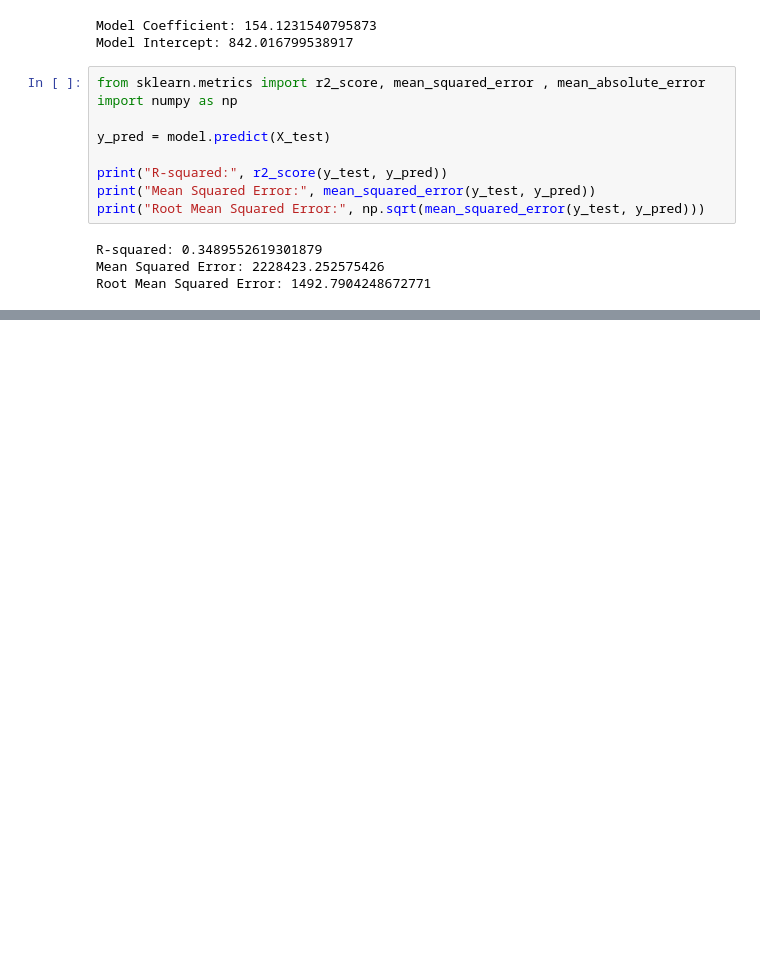
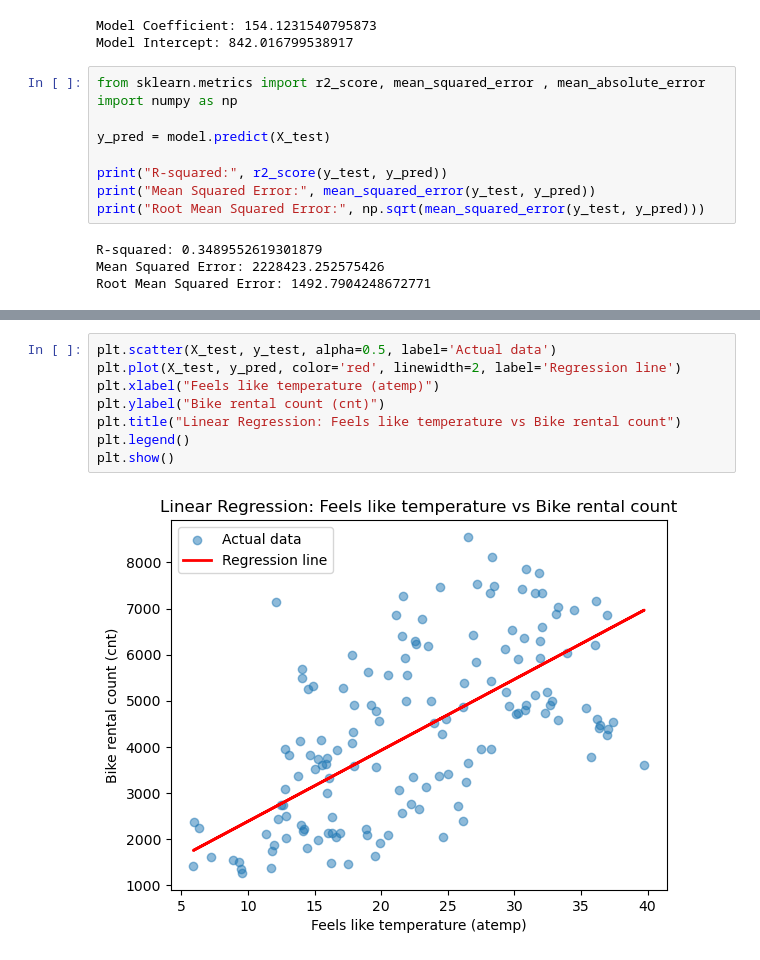
Before and after one commit to AdamosAnt10/BikeRentalPrediction, a Jupyter notebook: linear_regression.ipynb, the cells around one changed output, grey strips where cells are left out. Saved outputs shown, nothing was run; the diff lists cells and outputs as text; blank space fills up the shorter version.

Commit message:
Add regression plot and README

```diff
--- a/linear_regression.ipynb
+++ b/linear_regression.ipynb
@@ -287,0 +296,10 @@ Root Mean Squared Error: 1492.7904248672771
+# %%
+plt.scatter(X_test, y_test, alpha=0.5, label='Actual data')
+plt.plot(X_test, y_pred, color='red', linewidth=2, label='Regression line')
+plt.xlabel("Feels like temperature (atemp)")
+plt.ylabel("Bike rental count (cnt)")
+plt.title("Linear Regression: Feels like temperature vs Bike rental count")
+plt.legend()
+plt.show()
+# %% [output]
+[figure, added]
```
Also changed, not shown: parts of 2 cells of this notebook, 2 other files.
